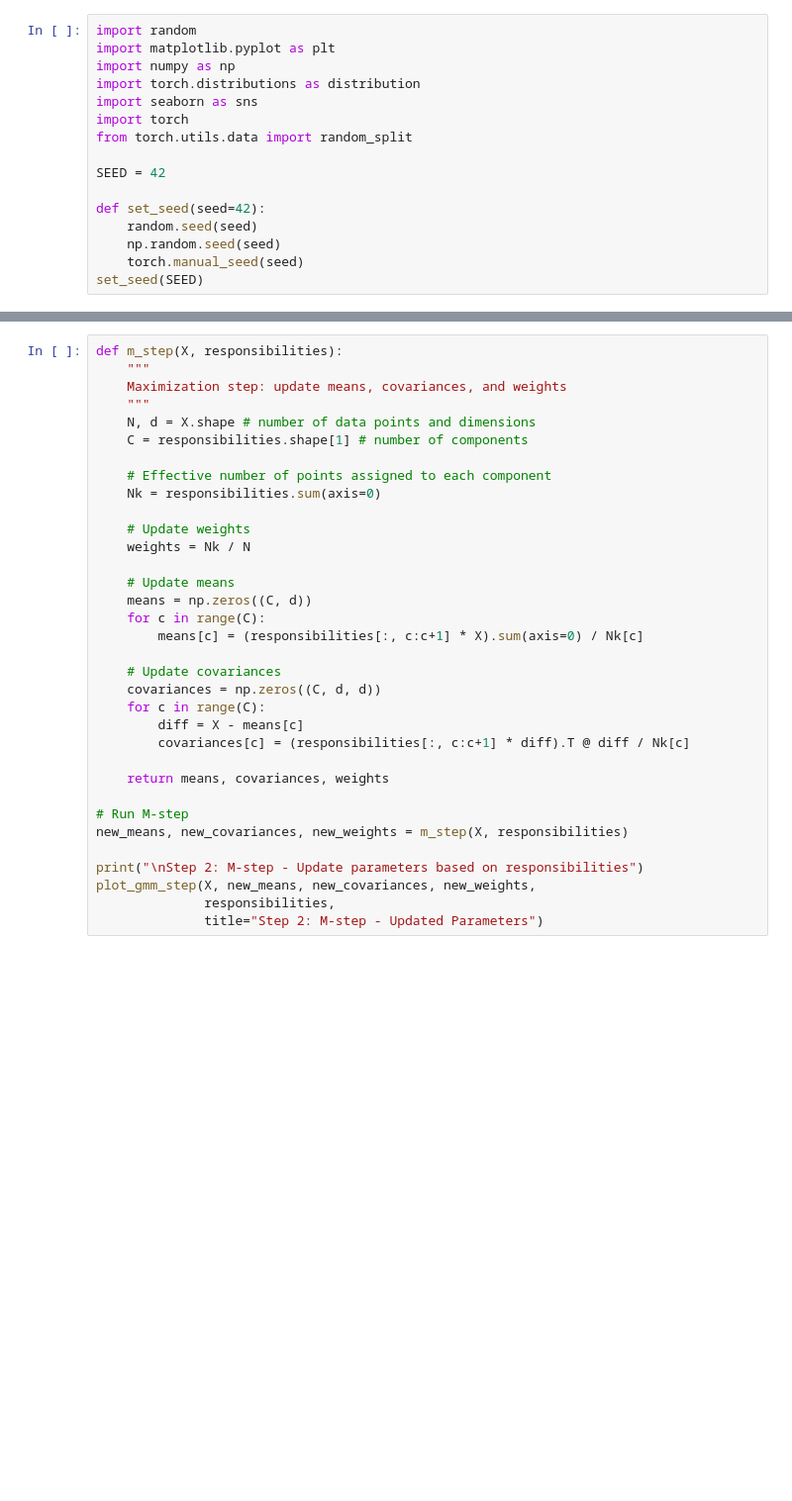
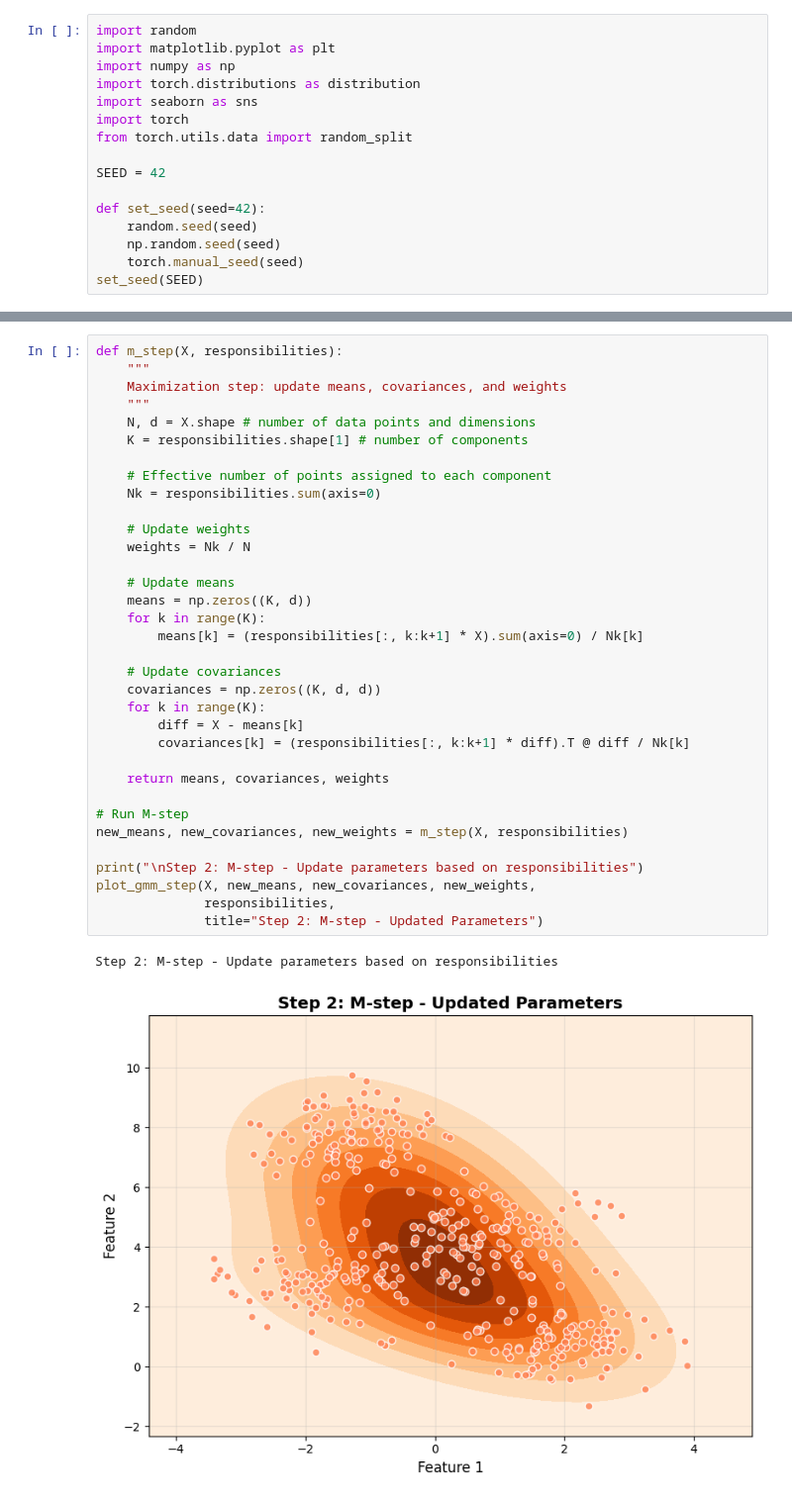
Before and after one commit to faressc/dl4ad, a Jupyter notebook: notebooks/09-latent-models.ipynb, the cells around one changed output, grey strips where cells are left out. Shown at 99% size. Drawn from its saved outputs; the diff is of its cells as text; blank space fills up the shorter version.

```diff
--- a/notebooks/09-latent-models.ipynb
+++ b/notebooks/09-latent-models.ipynb
@@ -165,34 +204,37 @@ plot_gmm_step(X, initial_means, initial_covariances, initial_weights,
 # %%
 def m_step(X, responsibilities):
     """
     Maximization step: update means, covariances, and weights
     """
     N, d = X.shape # number of data points and dimensions
-    C = responsibilities.shape[1] # number of components
+    K = responsibilities.shape[1] # number of components
 
     # Effective number of points assigned to each component
     Nk = responsibilities.sum(axis=0)
 
     # Update weights
     weights = Nk / N
 
     # Update means
-    means = np.zeros((C, d))
-    for c in range(C):
-        means[c] = (responsibilities[:, c:c+1] * X).sum(axis=0) / Nk[c]
+    means = np.zeros((K, d))
+    for k in range(K):
+        means[k] = (responsibilities[:, k:k+1] * X).sum(axis=0) / Nk[k]
 
     # Update covariances
-    covariances = np.zeros((C, d, d))
-    for c in range(C):
-        diff = X - means[c]
-        covariances[c] = (responsibilities[:, c:c+1] * diff).T @ diff / Nk[c]
+    covariances = np.zeros((K, d, d))
+    for k in range(K):
+        diff = X - means[k]
+        covariances[k] = (responsibilities[:, k:k+1] * diff).T @ diff / Nk[k]
 
     return means, covariances, weights
 
 # Run M-step
 new_means, new_covariances, new_weights = m_step(X, responsibilities)
 
 print("\nStep 2: M-step - Update parameters based on responsibilities")
 plot_gmm_step(X, new_means, new_covariances, new_weights,
               responsibilities,
               title="Step 2: M-step - Updated Parameters")
+# %% [output]
+Step 2: M-step - Update parameters based on responsibilities
+[figure, added]
```
Also changed, not shown: parts of 23 cells of this notebook.
